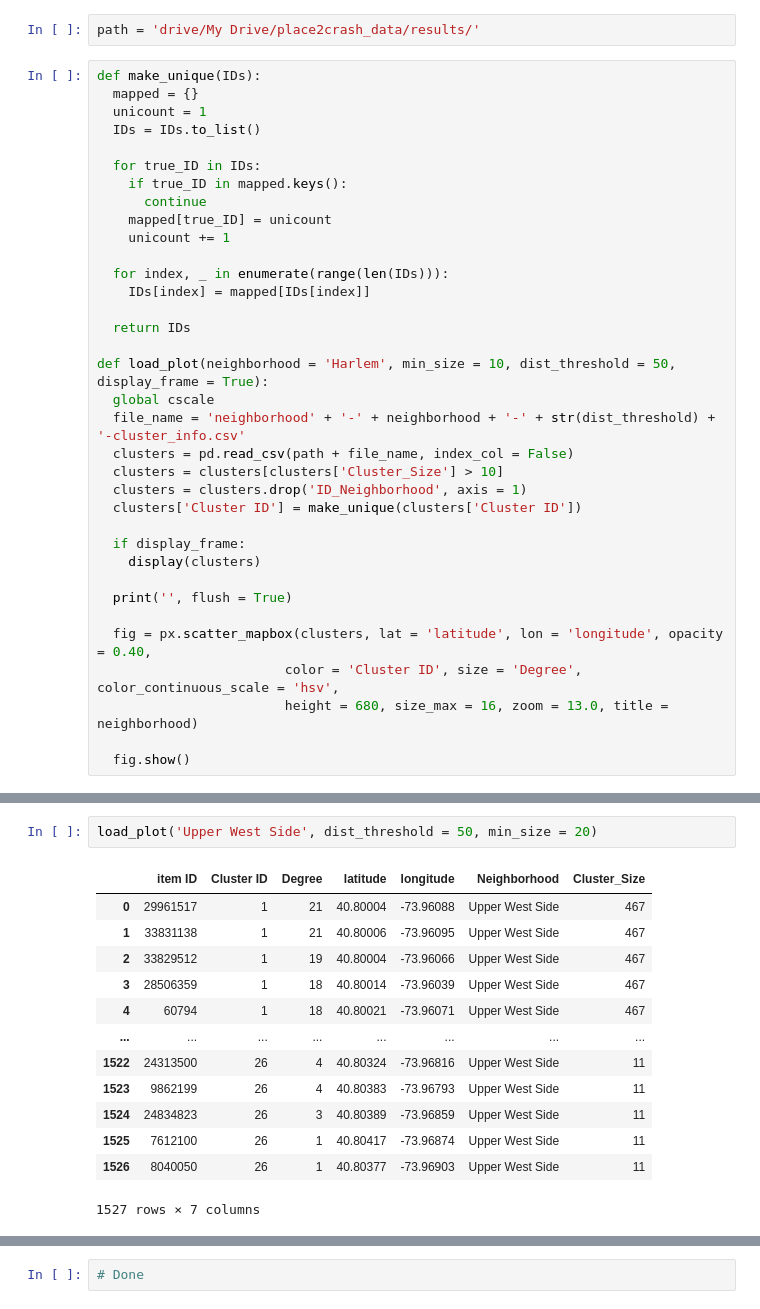
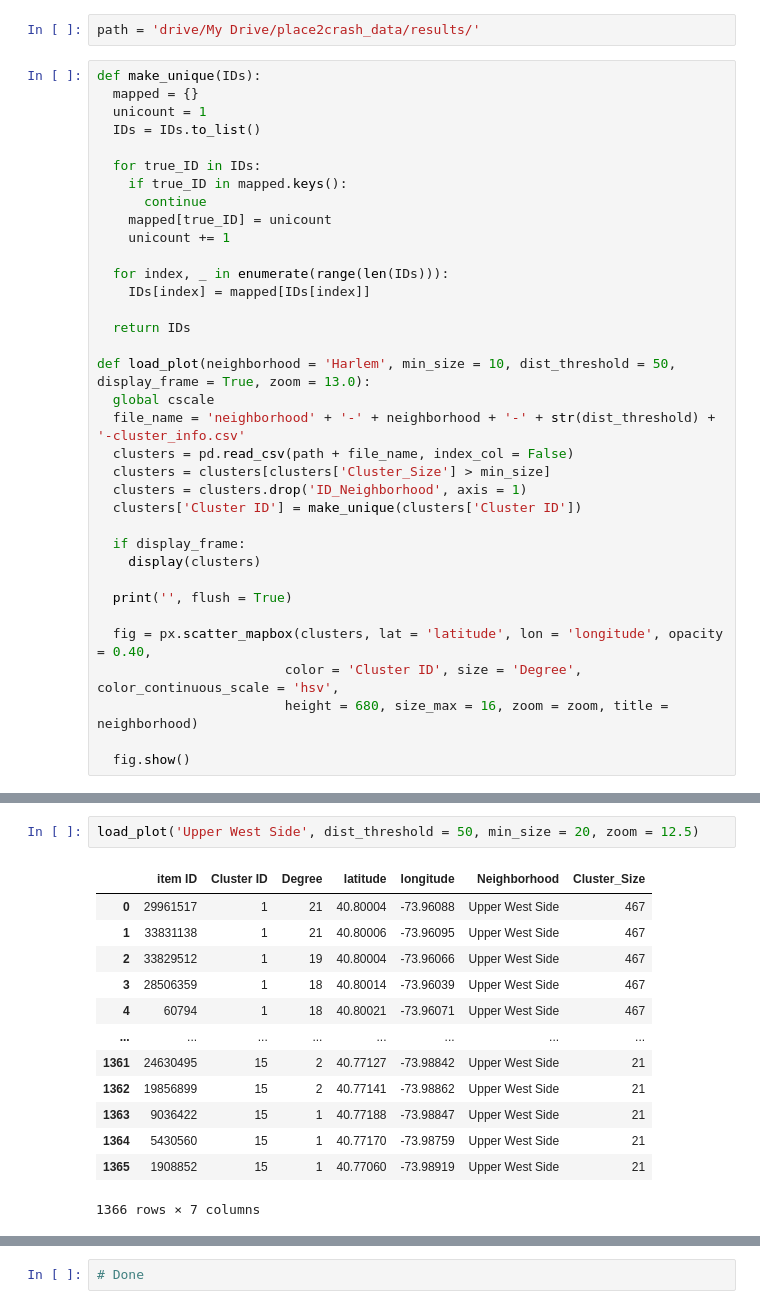
Before and after one commit to sayarghoshroy/LoClus, a Jupyter notebook: draw_clusters.ipynb, the cells around one changed output, grey strips where cells are left out. Drawn from its saved outputs; the diff is of its cells as text.

Commit message:
Added variable zoom for visualization, added clusters for all of NYC

```diff
--- a/draw_clusters.ipynb
+++ b/draw_clusters.ipynb
@@ -38,11 +38,11 @@ def make_unique(IDs):
 
   return IDs
 
-def load_plot(neighborhood = 'Harlem', min_size = 10, dist_threshold = 50, display_frame = True):
+def load_plot(neighborhood = 'Harlem', min_size = 10, dist_threshold = 50, display_frame = True, zoom = 13.0):
   global cscale
   file_name = 'neighborhood' + '-' + neighborhood + '-' + str(dist_threshold) + '-cluster_info.csv'
   clusters = pd.read_csv(path + file_name, index_col = False)
-  clusters = clusters[clusters['Cluster_Size'] > 10]
+  clusters = clusters[clusters['Cluster_Size'] > min_size]
   clusters = clusters.drop('ID_Neighborhood', axis = 1)
   clusters['Cluster ID'] = make_unique(clusters['Cluster ID'])
 
@@ -53,6 +53,6 @@ def load_plot(neighborhood = 'Harlem', min_size = 10, dist_threshold = 50, displ
 
   fig = px.scatter_mapbox(clusters, lat = 'latitude', lon = 'longitude', opacity = 0.40,
                         color = 'Cluster ID', size = 'Degree', color_continuous_scale = 'hsv',
-                        height = 680, size_max = 16, zoom = 13.0, title = neighborhood)
+                        height = 680, size_max = 16, zoom = zoom, title = neighborhood)
 
   fig.show()
@@ -92,19 +92,19 @@ load_plot('Bushwick', dist_threshold = 50, min_size = 5)
 [interactive output not drawn]
 # %%
-load_plot('Upper West Side', dist_threshold = 50, min_size = 20)
+load_plot('Upper West Side', dist_threshold = 50, min_size = 20, zoom = 12.5)
 # %% [output]
 |  | item ID | Cluster ID | Degree | latitude | longitude | Neighborhood | Cluster_Size |
 | 0 | 29961517 | 1 | 21 | 40.80004 | -73.96088 | Upper West Side | 467 |
 | 1 | 33831138 | 1 | 21 | 40.80006 | -73.96095 | Upper West Side | 467 |
 | 2 | 33829512 | 1 | 19 | 40.80004 | -73.96066 | Upper West Side | 467 |
 | 3 | 28506359 | 1 | 18 | 40.80014 | -73.96039 | Upper West Side | 467 |
 | 4 | 60794 | 1 | 18 | 40.80021 | -73.96071 | Upper West Side | 467 |
 | ... | ... | ... | ... | ... | ... | ... | ... |
-| 1522 | 24313500 | 26 | 4 | 40.80324 | -73.96816 | Upper West Side | 11 |
-| 1523 | 9862199 | 26 | 4 | 40.80383 | -73.96793 | Upper West Side | 11 |
-| 1524 | 24834823 | 26 | 3 | 40.80389 | -73.96859 | Upper West Side | 11 |
-| 1525 | 7612100 | 26 | 1 | 40.80417 | -73.96874 | Upper West Side | 11 |
-| 1526 | 8040050 | 26 | 1 | 40.80377 | -73.96903 | Upper West Side | 11 |
+| 1361 | 24630495 | 15 | 2 | 40.77127 | -73.98842 | Upper West Side | 21 |
+| 1362 | 19856899 | 15 | 2 | 40.77141 | -73.98862 | Upper West Side | 21 |
+| 1363 | 9036422 | 15 | 1 | 40.77188 | -73.98847 | Upper West Side | 21 |
+| 1364 | 5430560 | 15 | 1 | 40.77170 | -73.98759 | Upper West Side | 21 |
+| 1365 | 1908852 | 15 | 1 | 40.77060 | -73.98919 | Upper West Side | 21 |
-1527 rows × 7 columns
+1366 rows × 7 columns
 [interactive output not drawn]
 # %%
```
Also changed, not shown: parts of 7 cells of this notebook.
